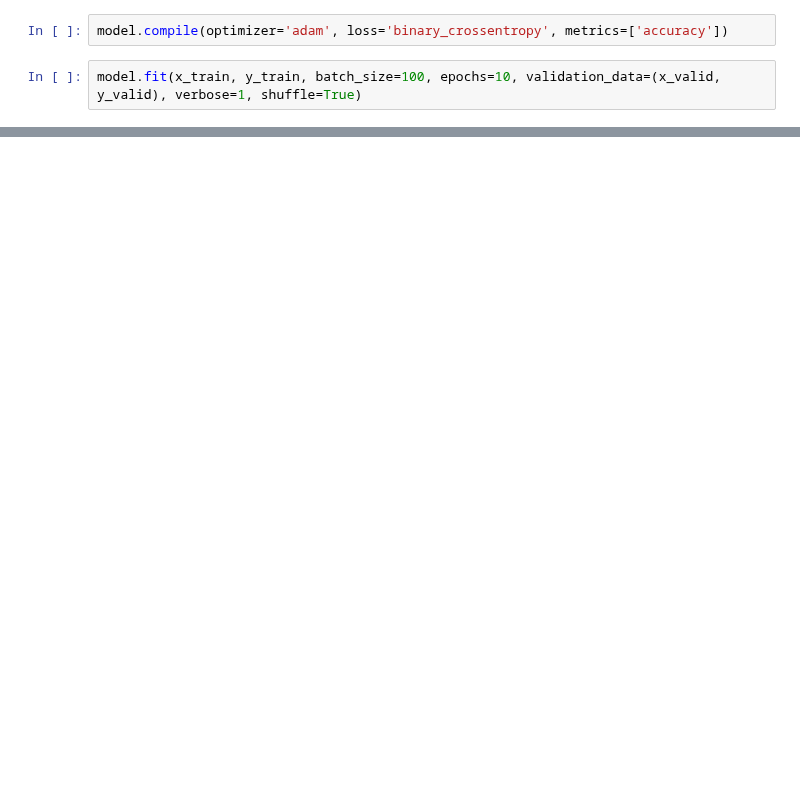
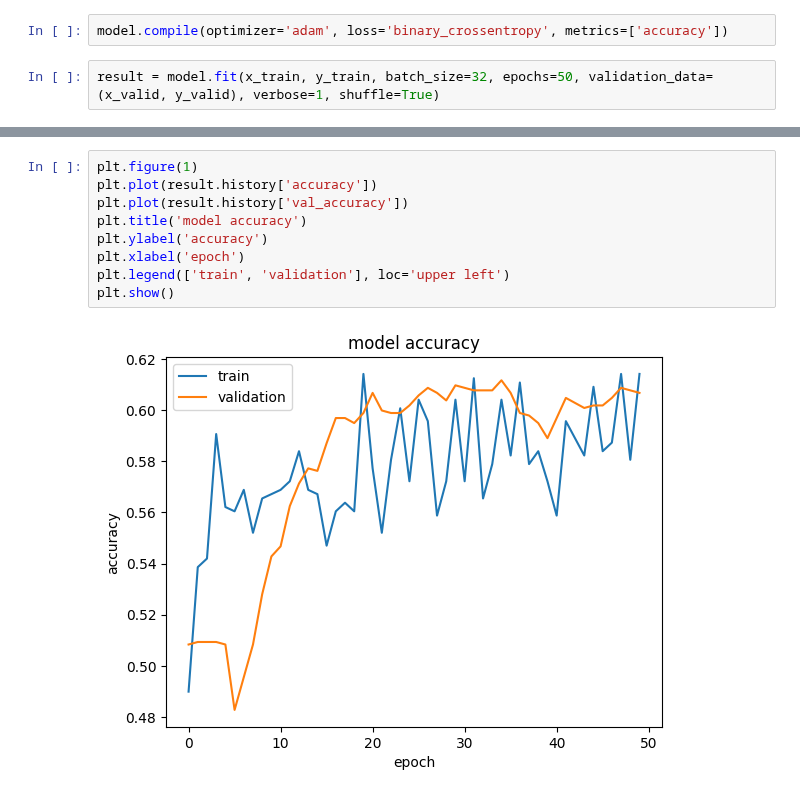
Before and after one commit to MBA-IA-GROUP-A/deep-learning, a Jupyter notebook: ex02/spotify.ipynb, the cells around one changed output, grey strips where cells are left out. Cells and saved outputs as stored; diff of their text form; blank space fills up the shorter version.

```diff
--- a/ex02/spotify.ipynb
+++ b/ex02/spotify.ipynb
@@ -95,5 +101,5 @@ plot_model(model, to_file='spotify.png', show_shapes=True, show_layer_names=True
 # %%
 model.compile(optimizer='adam', loss='binary_crossentropy', metrics=['accuracy'])
 # %%
-model.fit(x_train, y_train, batch_size=100, epochs=10, validation_data=(x_valid, y_valid), verbose=1, shuffle=True)
+result = model.fit(x_train, y_train, batch_size=32, epochs=50, validation_data=(x_valid, y_valid), verbose=1, shuffle=True)
 # %% [output]
@@ -128,0 +132,11 @@ Test accuracy:  0.47772276401519775
+# %%
+plt.figure(1)
+plt.plot(result.history['accuracy'])
+plt.plot(result.history['val_accuracy'])
+plt.title('model accuracy')
+plt.ylabel('accuracy')
+plt.xlabel('epoch')
+plt.legend(['train', 'validation'], loc='upper left')
+plt.show()
+# %% [output]
+[figure, added]
```
Also changed, not shown: parts of 6 cells of this notebook, 1 other file.
